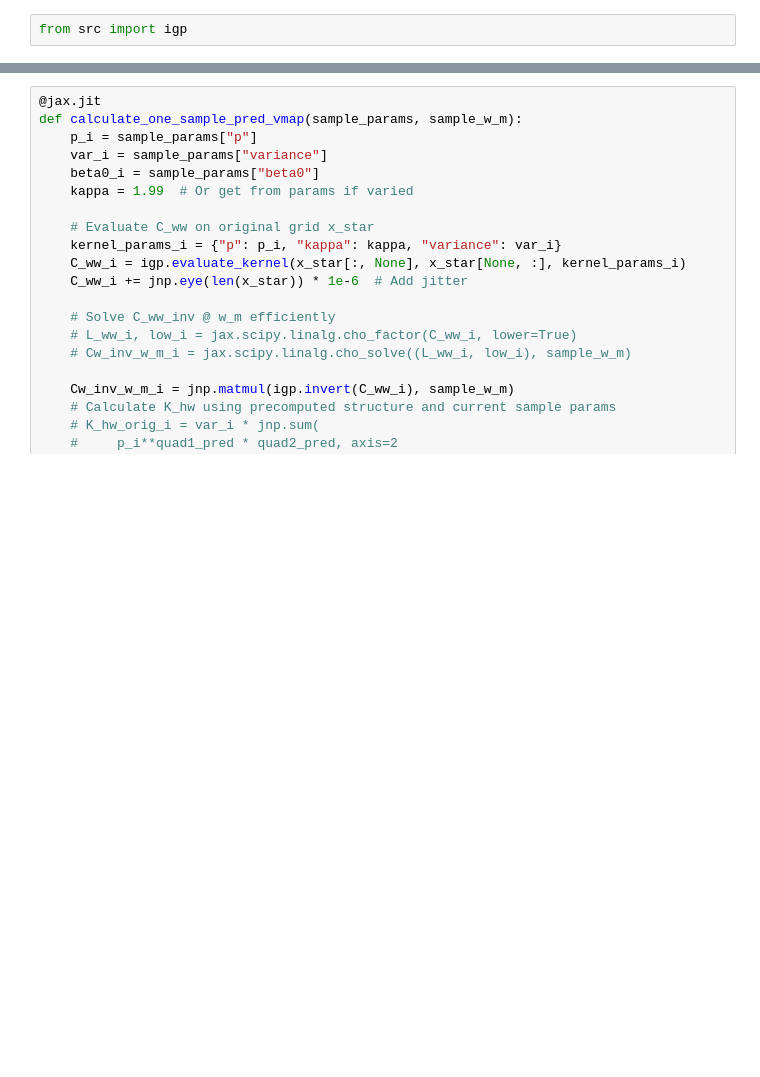
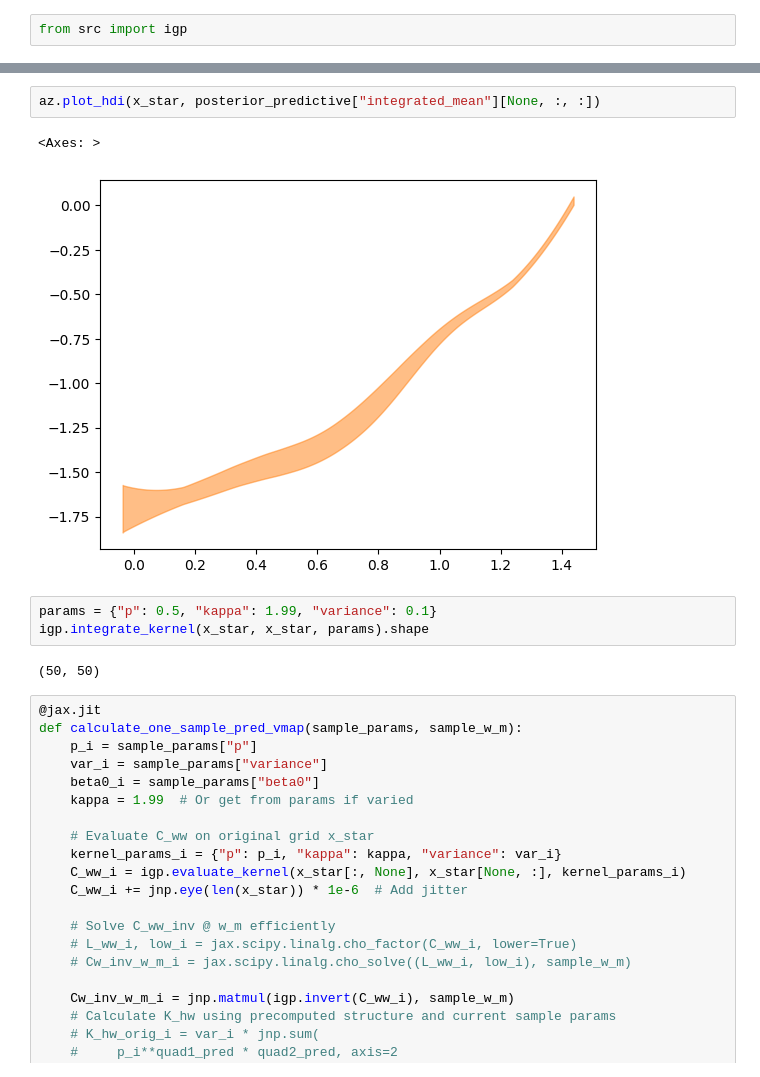
Before and after one commit to RohanGautam/EIV_IGP_jax, a Jupyter notebook: _archive/demo.ipynb, the cells around one changed output, grey strips where cells are left out. Cells and saved outputs as stored; diff of their text form; blank space fills up the shorter version.

```diff
--- a/demo.ipynb
+++ b/_archive/demo.ipynb
@@ -533,3 +585,13 @@ Number of divergences: 0
+# %%
+az.plot_hdi(x_star, posterior_predictive["integrated_mean"][None, :, :])
+# %% [output]
+<Axes: >
+[figure, added]
+# %%
+params = {"p": 0.5, "kappa": 1.99, "variance": 0.1}
+igp.integrate_kernel(x_star, x_star, params).shape
+# %% [output]
+(50, 50)
 # %%
 @jax.jit
 def calculate_one_sample_pred_vmap(sample_params, sample_w_m):
```
Also changed, not shown: parts of 7 cells of this notebook.
